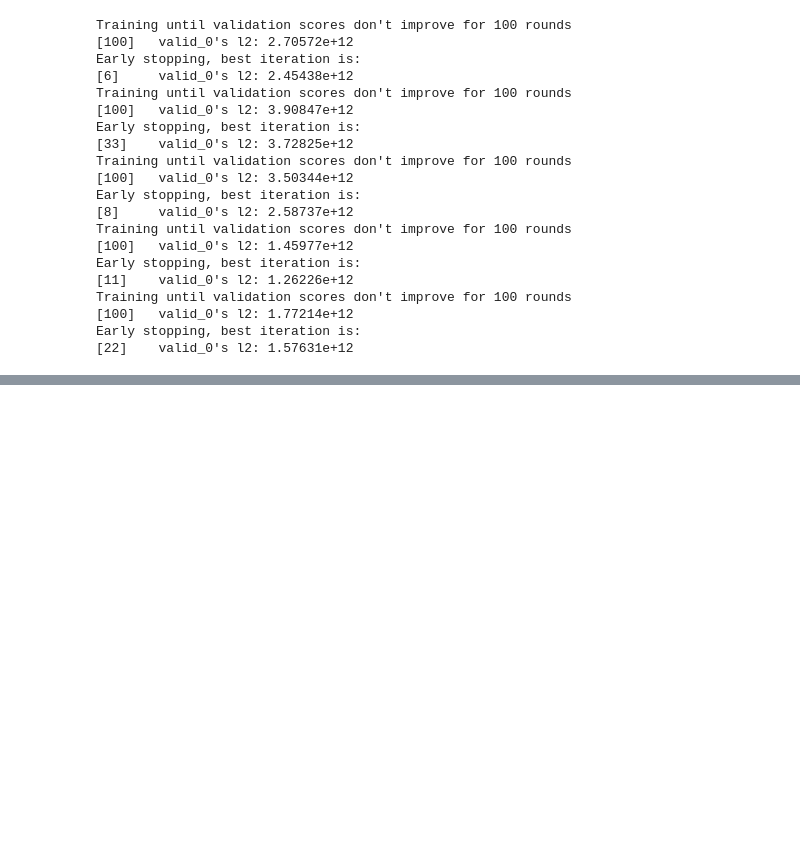
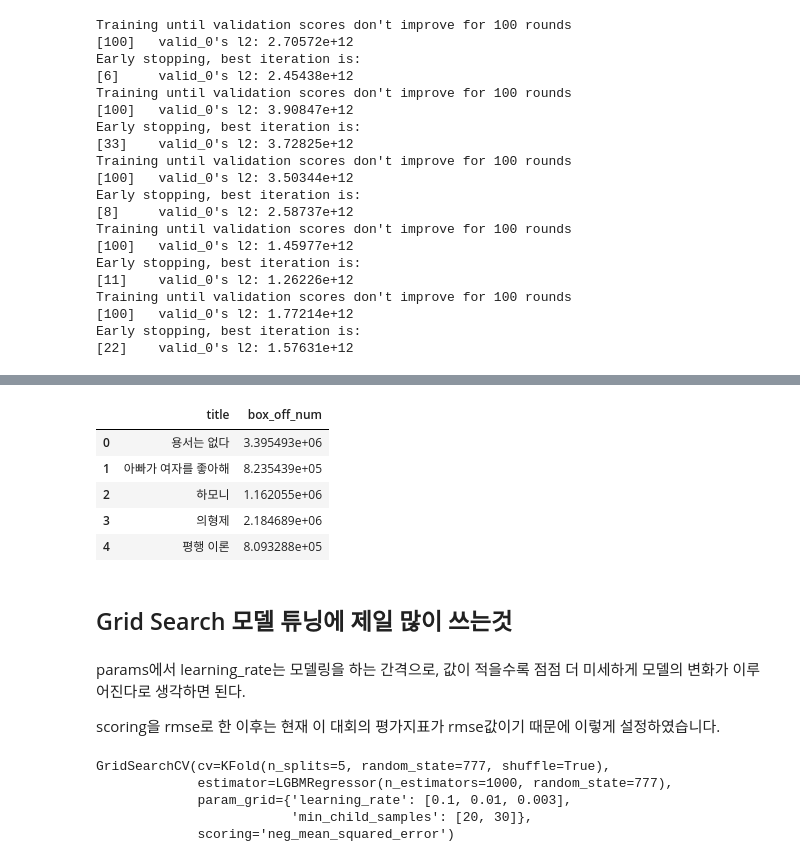
Before and after one commit to choiuikang/contest, a Jupyter notebook: dacon/The_number_of_movie_viewers.ipynb, the cells around one changed output, grey strips where cells are left out. Saved outputs shown, nothing was run; the diff lists cells and outputs as text; code cells hidden in the pictures; blank space fills up the shorter version.

```diff
--- a/dacon/Untitled1.ipynb
+++ b/dacon/The_number_of_movie_viewers.ipynb
@@ -520,0 +569,12 @@ labelEncoder를 활용해서
+# %%
+model = lgb.LGBMRegressor(random_state=777, n_estimators=1000)
+
+models = []
+
+for train_idx, val_idx in k_fold.split(X_train):
+    x_t = X_train.iloc[train_idx]
+    y_t = y_train.iloc[train_idx]
+    x_val = X_train.iloc[val_idx]
+    y_val = y_train.iloc[val_idx]
+
+    models.append(model.fit(x_t, y_t, eval_set=(x_val, y_val), early_stopping_rounds=100, verbose = 100))
@@ -520,0 +618,15 @@ labelEncoder를 활용해서
+# %%
+feLightGBM = submission.copy()
+# %%
+feLightGBM['box_off_num'] = np.mean(preds, axis = 0)
+# %%
+feLightGBM.head()
+# %% [output]
+|  | title | box_off_num |
+| 0 | 용서는 없다 | 3.395493e+06 |
+| 1 | 아빠가 여자를 좋아해 | 8.235439e+05 |
+| 2 | 하모니 | 1.162055e+06 |
+| 3 | 의형제 | 2.184689e+06 |
+| 4 | 평행 이론 | 8.093288e+05 |
+# %% [markdown]
+## Grid Search 모델 튜닝에 제일 많이 쓰는것
@@ -520,0 +646,12 @@ labelEncoder를 활용해서
+# %% [markdown]
+params에서 learning_rate는 모델링을 하는 간격으로, 값이 적을수록 점점 더 미세하게 모델의 변화가 이루어진다로 생각하면 된다.
+
+scoring을 rmse로 한 이후는 현재 이 대회의 평가지표가 rmse값이기 때문에 이렇게 설정하였습니다.
+# %%
+gs.fit(X_train, y_train)
+# %% [output]
+GridSearchCV(cv=KFold(n_splits=5, random_state=777, shuffle=True),
+             estimator=LGBMRegressor(n_estimators=1000, random_state=777),
+             param_grid={'learning_rate': [0.1, 0.01, 0.003],
+                         'min_child_samples': [20, 30]},
+             scoring='neg_mean_squared_error')
```
Also changed, not shown: parts of 67 cells of this notebook, 1 other file.
